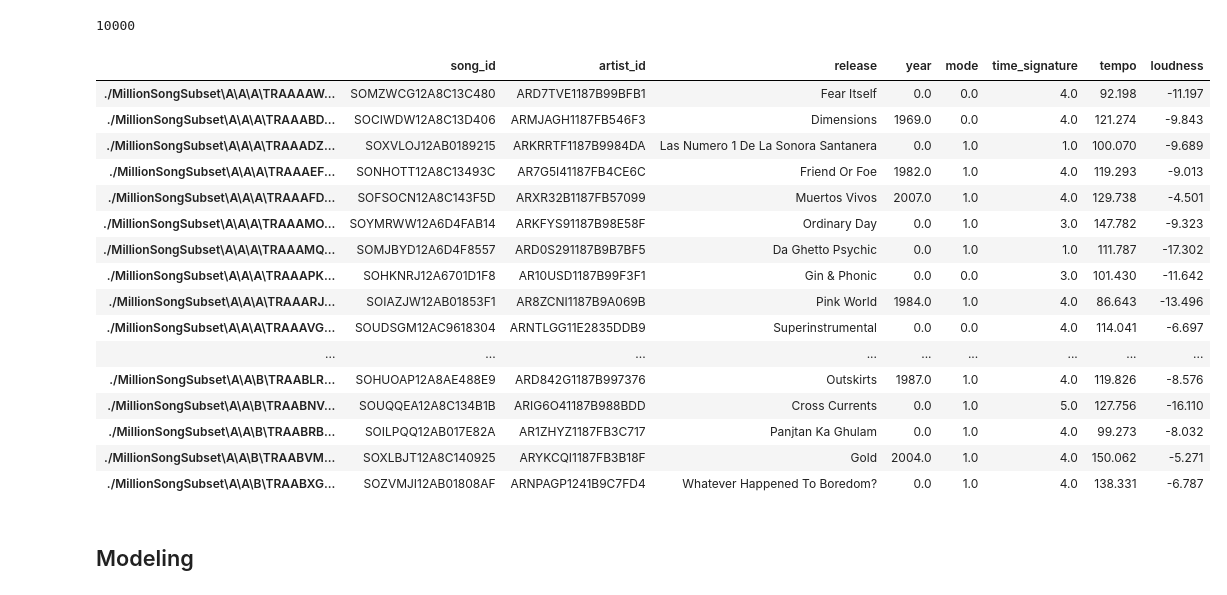
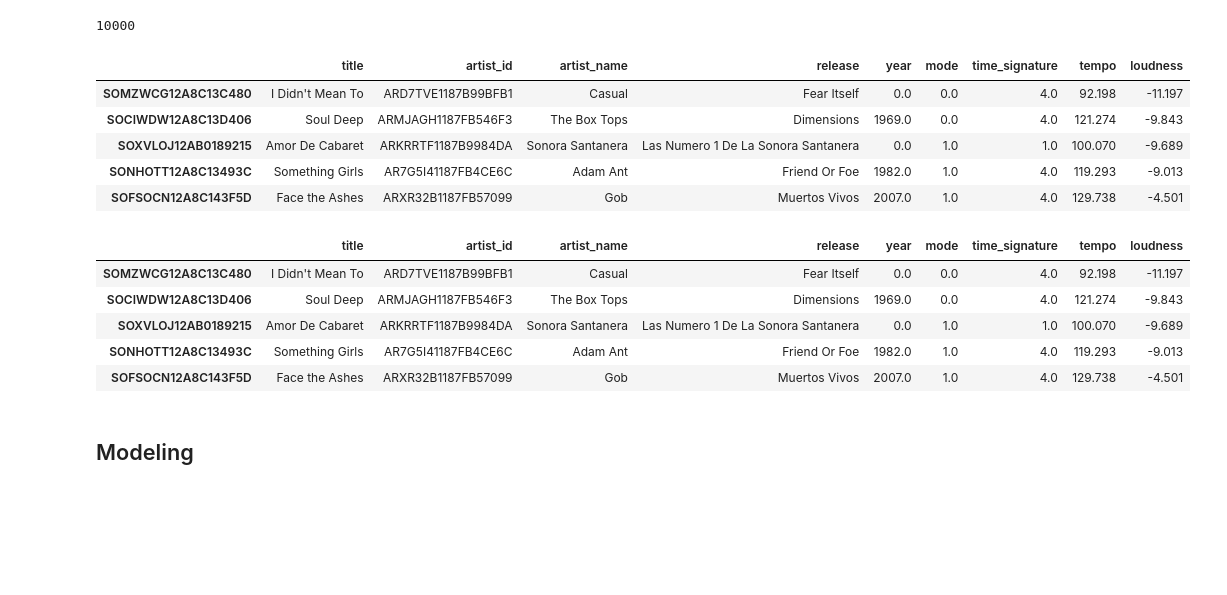
Before and after one commit to jamesleemeredith/Enhancing-Spotifys-Recommendation-System-with-Context-Specific-Music-Recommendations, a Jupyter notebook: index.ipynb, the cells around one changed output. Cells and saved outputs as stored; diff of their text form; code cells hidden in the pictures; blank space fills up the shorter version.

```diff
--- a/index.ipynb
+++ b/index.ipynb
@@ -287,24 +291,13 @@ apply_to_all_files(msd_subset_path, func=get_data)
 # %% [output]
 10000
 # %%
-df.head(20)
+df.head()
 # %% [output]
-|  | song_id | artist_id | release | year | mode | time_signature | tempo | loudness |
-| ./MillionSongSubset\A\A\A\TRAAAAW... | SOMZWCG12A8C13C480 | ARD7TVE1187B99BFB1 | Fear Itself | 0.0 | 0.0 | 4.0 | 92.198 | -11.197 |
-| ./MillionSongSubset\A\A\A\TRAAABD... | SOCIWDW12A8C13D406 | ARMJAGH1187FB546F3 | Dimensions | 1969.0 | 0.0 | 4.0 | 121.274 | -9.843 |
-| ./MillionSongSubset\A\A\A\TRAAADZ... | SOXVLOJ12AB0189215 | ARKRRTF1187B9984DA | Las Numero 1 De La Sonora Santanera | 0.0 | 1.0 | 1.0 | 100.070 | -9.689 |
-| ./MillionSongSubset\A\A\A\TRAAAEF... | SONHOTT12A8C13493C | AR7G5I41187FB4CE6C | Friend Or Foe | 1982.0 | 1.0 | 4.0 | 119.293 | -9.013 |
-| ./MillionSongSubset\A\A\A\TRAAAFD... | SOFSOCN12A8C143F5D | ARXR32B1187FB57099 | Muertos Vivos | 2007.0 | 1.0 | 4.0 | 129.738 | -4.501 |
-| ./MillionSongSubset\A\A\A\TRAAAMO... | SOYMRWW12A6D4FAB14 | ARKFYS91187B98E58F | Ordinary Day | 0.0 | 1.0 | 3.0 | 147.782 | -9.323 |
-| ./MillionSongSubset\A\A\A\TRAAAMQ... | SOMJBYD12A6D4F8557 | ARD0S291187B9B7BF5 | Da Ghetto Psychic | 0.0 | 1.0 | 1.0 | 111.787 | -17.302 |
-| ./MillionSongSubset\A\A\A\TRAAAPK... | SOHKNRJ12A6701D1F8 | AR10USD1187B99F3F1 | Gin & Phonic | 0.0 | 0.0 | 3.0 | 101.430 | -11.642 |
-| ./MillionSongSubset\A\A\A\TRAAARJ... | SOIAZJW12AB01853F1 | AR8ZCNI1187B9A069B | Pink World | 1984.0 | 1.0 | 4.0 | 86.643 | -13.496 |
-| ./MillionSongSubset\A\A\A\TRAAAVG... | SOUDSGM12AC9618304 | ARNTLGG11E2835DDB9 | Superinstrumental | 0.0 | 0.0 | 4.0 | 114.041 | -6.697 |
-| ... | ... | ... | ... | ... | ... | ... | ... | ... |
-| ./MillionSongSubset\A\A\B\TRAABLR... | SOHUOAP12A8AE488E9 | ARD842G1187B997376 | Outskirts | 1987.0 | 1.0 | 4.0 | 119.826 | -8.576 |
-| ./MillionSongSubset\A\A\B\TRAABNV... | SOUQQEA12A8C134B1B | ARIG6O41187B988BDD | Cross Currents | 0.0 | 1.0 | 5.0 | 127.756 | -16.110 |
-| ./MillionSongSubset\A\A\B\TRAABRB... | SOILPQQ12AB017E82A | AR1ZHYZ1187FB3C717 | Panjtan Ka Ghulam | 0.0 | 1.0 | 4.0 | 99.273 | -8.032 |
-| ./MillionSongSubset\A\A\B\TRAABVM... | SOXLBJT12A8C140925 | ARYKCQI1187FB3B18F | Gold | 2004.0 | 1.0 | 4.0 | 150.062 | -5.271 |
-| ./MillionSongSubset\A\A\B\TRAABXG... | SOZVMJI12AB01808AF | ARNPAGP1241B9C7FD4 | Whatever Happened To Boredom? | 0.0 | 1.0 | 4.0 | 138.331 | -6.787 |
+|  | title | artist_id | artist_name | release | year | mode | time_signature | tempo | loudness |
+| SOMZWCG12A8C13C480 | I Didn't Mean To | ARD7TVE1187B99BFB1 | Casual | Fear Itself | 0.0 | 0.0 | 4.0 | 92.198 | -11.197 |
+| SOCIWDW12A8C13D406 | Soul Deep | ARMJAGH1187FB546F3 | The Box Tops | Dimensions | 1969.0 | 0.0 | 4.0 | 121.274 | -9.843 |
+| SOXVLOJ12AB0189215 | Amor De Cabaret | ARKRRTF1187B9984DA | Sonora Santanera | Las Numero 1 De La Sonora Santanera | 0.0 | 1.0 | 1.0 | 100.070 | -9.689 |
+| SONHOTT12A8C13493C | Something Girls | AR7G5I41187FB4CE6C | Adam Ant | Friend Or Foe | 1982.0 | 1.0 | 4.0 | 119.293 | -9.013 |
+| SOFSOCN12A8C143F5D | Face the Ashes | ARXR32B1187FB57099 | Gob | Muertos Vivos | 2007.0 | 1.0 | 4.0 | 129.738 | -4.501 |
 # %%
 # Sets the index to the song ID
@@ -312,3 +305,12 @@ df_test = df.set_index('song_id')
+# %%
+df.head()
+# %% [output]
+|  | title | artist_id | artist_name | release | year | mode | time_signature | tempo | loudness |
+| SOMZWCG12A8C13C480 | I Didn't Mean To | ARD7TVE1187B99BFB1 | Casual | Fear Itself | 0.0 | 0.0 | 4.0 | 92.198 | -11.197 |
+| SOCIWDW12A8C13D406 | Soul Deep | ARMJAGH1187FB546F3 | The Box Tops | Dimensions | 1969.0 | 0.0 | 4.0 | 121.274 | -9.843 |
+| SOXVLOJ12AB0189215 | Amor De Cabaret | ARKRRTF1187B9984DA | Sonora Santanera | Las Numero 1 De La Sonora Santanera | 0.0 | 1.0 | 1.0 | 100.070 | -9.689 |
+| SONHOTT12A8C13493C | Something Girls | AR7G5I41187FB4CE6C | Adam Ant | Friend Or Foe | 1982.0 | 1.0 | 4.0 | 119.293 | -9.013 |
+| SOFSOCN12A8C143F5D | Face the Ashes | ARXR32B1187FB57099 | Gob | Muertos Vivos | 2007.0 | 1.0 | 4.0 | 129.738 | -4.501 |
 # %% [markdown]
 ## Modeling
 # %% [markdown]
```
Also changed, not shown: parts of 16 cells of this notebook.
